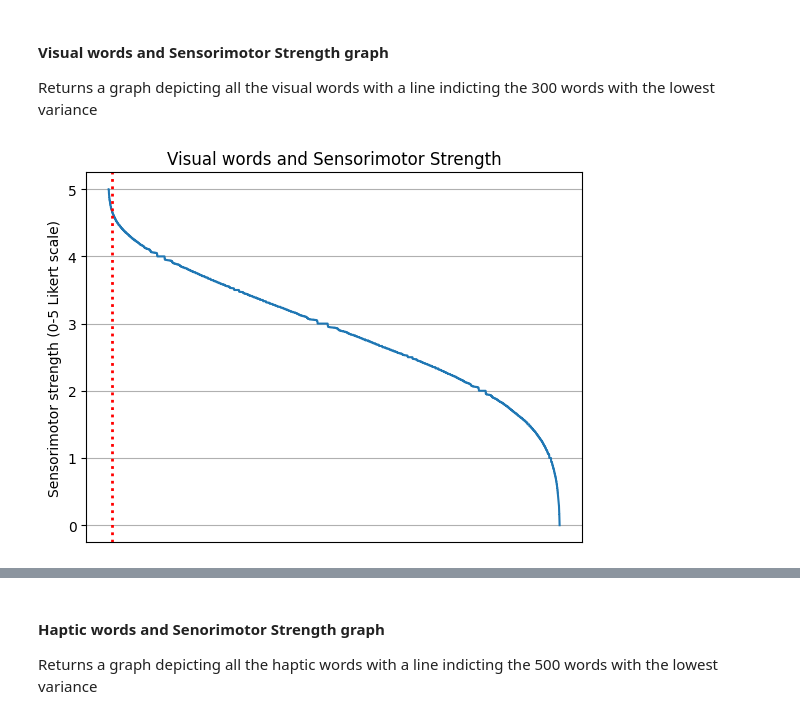
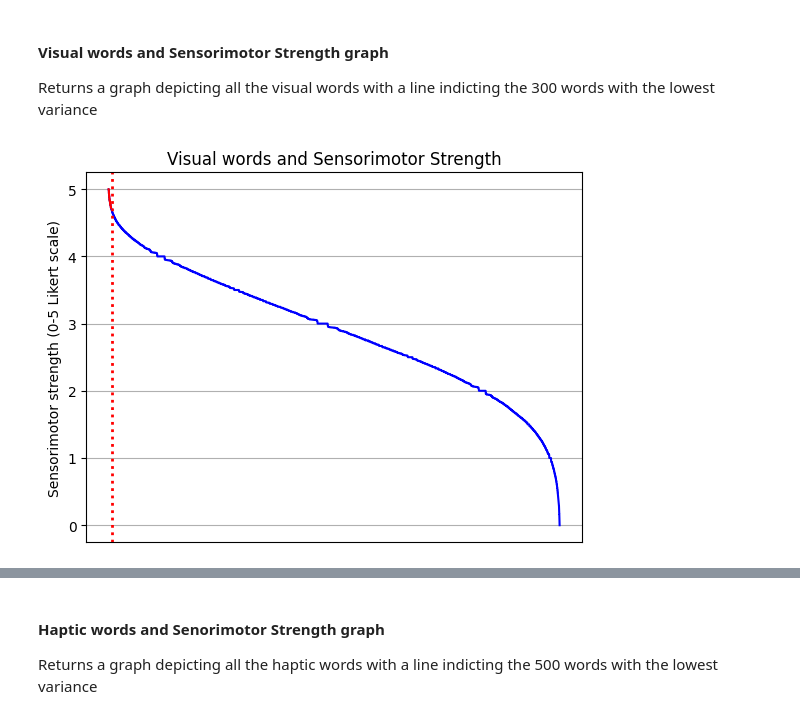
Before and after one commit to soniasola00/SpanLancasterNorm, a Jupyter notebook: Sonia3.ipynb, the cells around one changed output, grey strips where cells are left out. Saved outputs shown, nothing was run; the diff lists cells and outputs as text; code cells hidden in the pictures.

```diff
--- a/Sonia3.ipynb
+++ b/Sonia3.ipynb
@@ -308,25 +312,30 @@ Returns a graph depicting all the visual words with a line indicting the 300 wor
 # %%
 # defining x and y axis
-x_data = visual_sorted["Word"]
-y_data = visual_sorted["Visual.mean"]
+x1_data = visual_sorted["Word"]
+y1_data = visual_sorted["Visual.mean"]
+
+x2_data = visual_subset["Word"]
+y2_data = visual_subset["Visual.mean"]
 
 # defining the type of plot
+#fig, ax = plt.subplots(1, 2)
 fig, ax = plt.subplots()
-ax.plot(x_data, y_data)
+#ax.plot(x1_data,x2_data, y1_data, y2_data)
 
 # names of labels
 ax.set(xlabel = 'Visual words', ylabel='Sensorimotor strength (0-5 Likert scale)',title = 'Visual words and Sensorimotor Strength')
 
 #set x label to false becuase it tries to print all the words
 ax.get_xaxis().set_visible(False)
 
 # show plot
 ax.grid()
-
 # add verticle line at 300
+ax.plot(x1_data, y1_data, label="Line 1", color='blue')
+ax.plot(x2_data, y2_data, label="Line 2", color='red')
 ax.axvline(x = 300, color = 'red', linestyle = 'dotted', linewidth = 2)
 
 #fig.savefig("test.png")
 plt.show()
 # %% [output]
-[figure, old version]
+[figure, new version]
```
Also changed, not shown: parts of 10 cells of this notebook.
